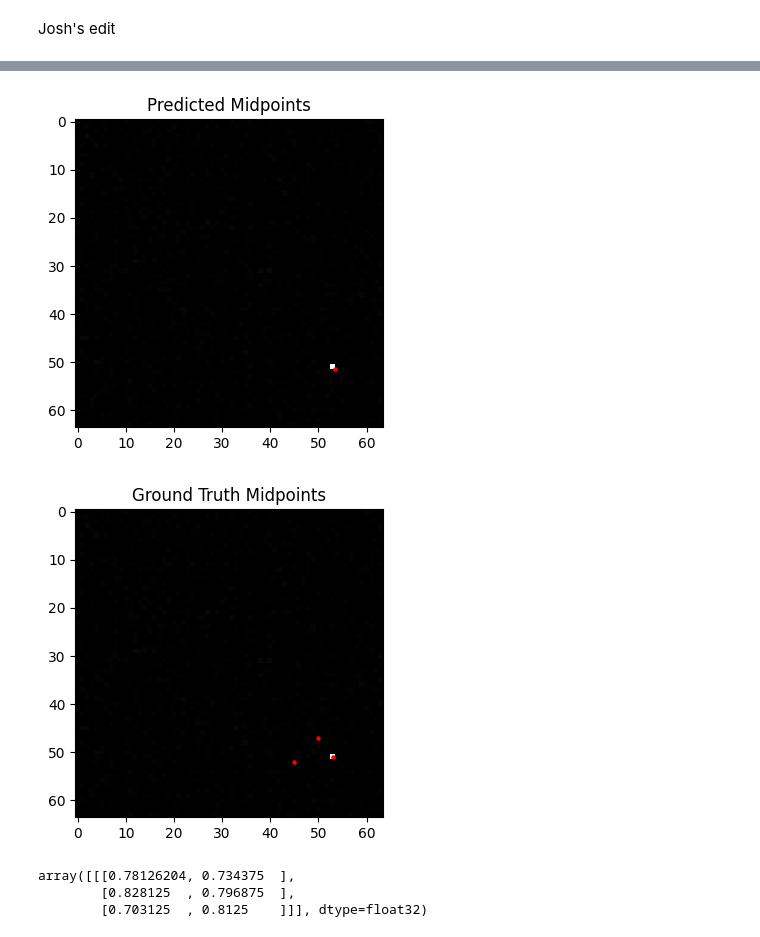
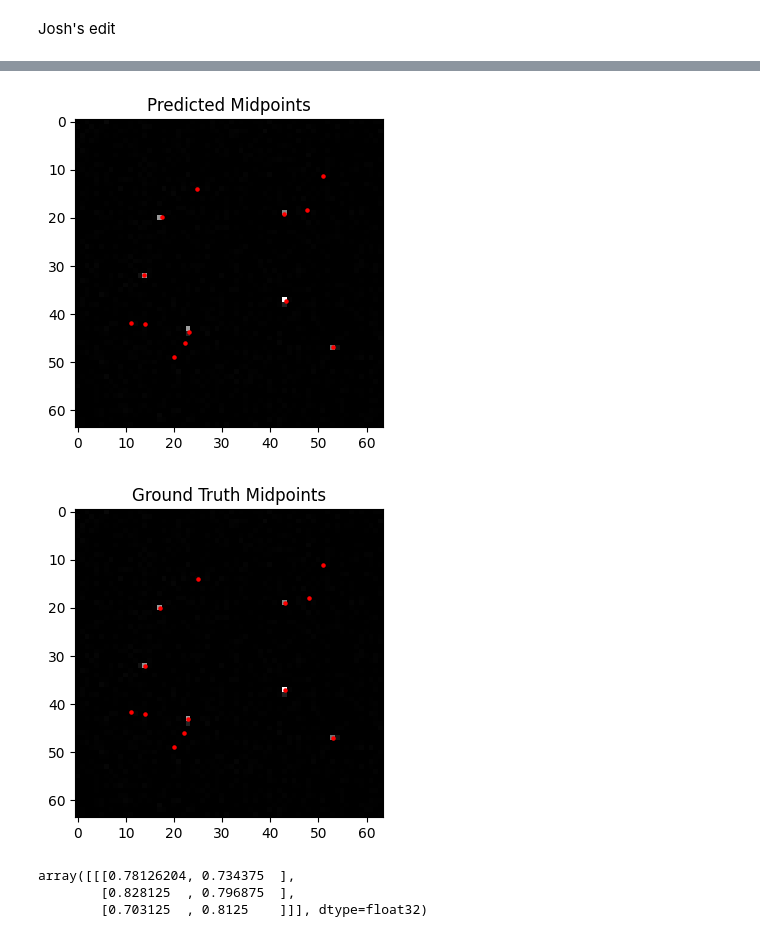
Before and after one commit to DerrickAppiahOsei/da886, a Jupyter notebook: Final Electron counting project/Model Training and Visualizations.ipynb, the cells around one changed output, grey strips where cells are left out. Saved outputs shown, nothing was run; the diff lists cells and outputs as text; code cells hidden in the pictures.

```diff
--- a/Final Electron counting project/Model Training and Visualizations.ipynb
+++ b/Final Electron counting project/Model Training and Visualizations.ipynb
@@ -280,9 +306,6 @@ np.max(train_midpoints ),np.min(train_midpoints)
 # %%
 
-# # Define callbacks
-# save_path = "/home/da886/ElectronCountingProject/weights for custom loss/customlossmodel_epoch_{epoch:02d}.h5"
-# checkpoint_callback = CustomModelCheckpoint(save_freq=200, save_path=save_path)
 
 lr_scheduler = tf.keras.callbacks.ReduceLROnPlateau(
-    monitor='val_loss', factor=0.5, patience=5, verbose=1, mode='min', min_lr=7e-15
+    monitor='loss', factor=0.5, patience=10, verbose=1, mode='min', min_lr=7e-15
 )
@@ -338,4 +343,8 @@ model_builder.compile_model(loss_function=tf.keras.losses.MeanSquaredError())
+# %%
+model_builder = ModelBuilder()
+dynamic_exponent_callback = DynamicExponentCallback(2, 1, 100)
+model_builder.compile_model(loss_function=dynamic_exponent_callback.custom_loss(2))
 # %%
 
-history = model_builder.train_model(train_dataset, val_dataset, epochs=151,callbacks_list=[lr_scheduler])
+history = model_builder.train_model(train_dataset, val_dataset, epochs=150,callbacks_list=[dynamic_exponent_callback,lr_scheduler])
 # %% [output]
@@ -536,8 +543,10 @@ def visualize_midpoints(image, midpoints, title="Predicted Midpoint Visualizatio
     plt.show()
 
 # Create the validation dataset
-val_dataset = tf.data.Dataset.from_tensor_slices((val_images, val_midpoints))
-val_dataset = val_dataset.batch(800)
+# val_dataset = tf.data.Dataset.from_tensor_slices((val_images, val_midpoints))
+# val_dataset = val_dataset.batch(800)
+train_dataset = tf.data.Dataset.from_tensor_slices((train_images, train_midpoints))
+train_dataset = train_dataset.batch(800)
 
 # Initialize lists to collect the data
 all_images = []
@@ -545,7 +554,9 @@ all_true_midpoints = []
 all_pred_midpoints = []
 
 # Loop through each batch in the validation dataset, predict, and collect results
-for i, (data_batch, midpoints_batch) in enumerate(val_dataset):
+# for i, (data_batch, midpoints_batch) in enumerate(val_dataset):
+
+for i, (data_batch, midpoints_batch) in enumerate(train_dataset):
     print(f"Processing batch {i + 1}, batch shape: {data_batch.shape}")
 
     # Get the model predictions
@@ -582,15 +593,15 @@ Processing batch 30, batch shape: (800, 64, 64)
 # %%
 
 # Select an index to visualize from the entire dataset
-# index_to_visualize = np.random.randint(0, len(all_images))
+index_to_visualize = np.random.randint(0, len(all_images))
 
-index_to_visualize = 11548
+# index_to_visualize = 11548
 # Visualize the selected image with predicted and true midpoints
 visualize_midpoints(all_images[index_to_visualize], all_pred_midpoints[index_to_visualize, 0, :, :] * 64, title="Predicted Midpoints")
 visualize_midpoints(all_images[index_to_visualize], all_true_midpoints[index_to_visualize, 0, :, :] * 64, title="Ground Truth Midpoints")
 # %% [output]
-[figure, old version]
+[figure, new version]
-[figure, old version]
+[figure, new version]
 # %%
 all_true_midpoints[11548]
 # %% [output]
```
Also changed, not shown: parts of 20 cells of this notebook, 3 other files.
